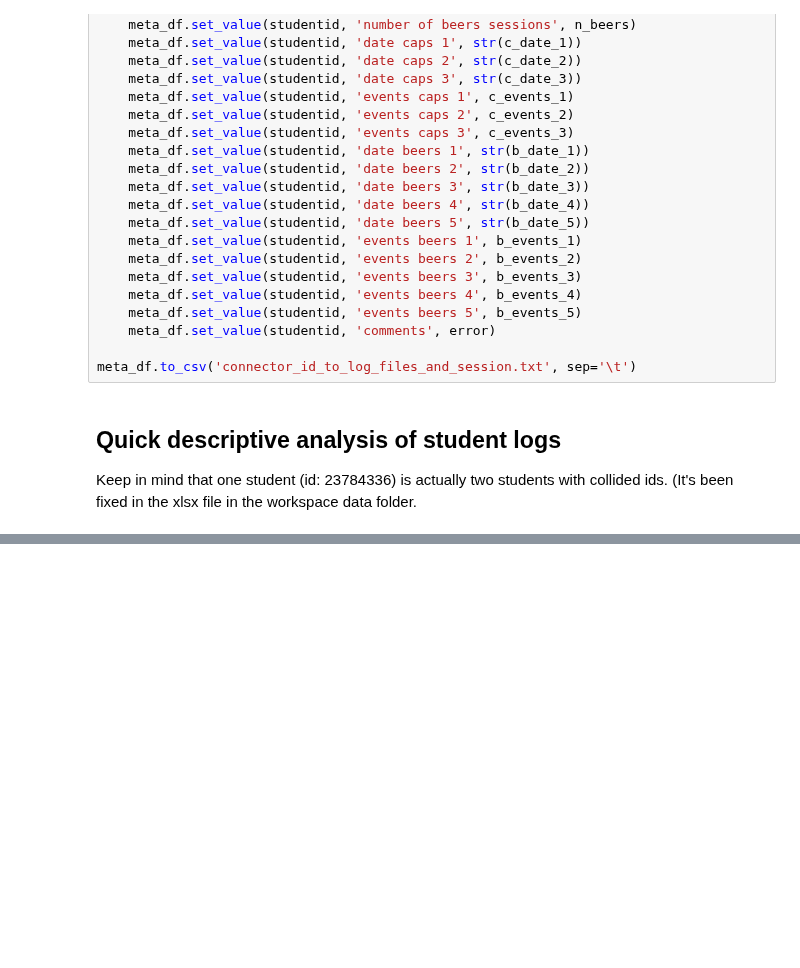
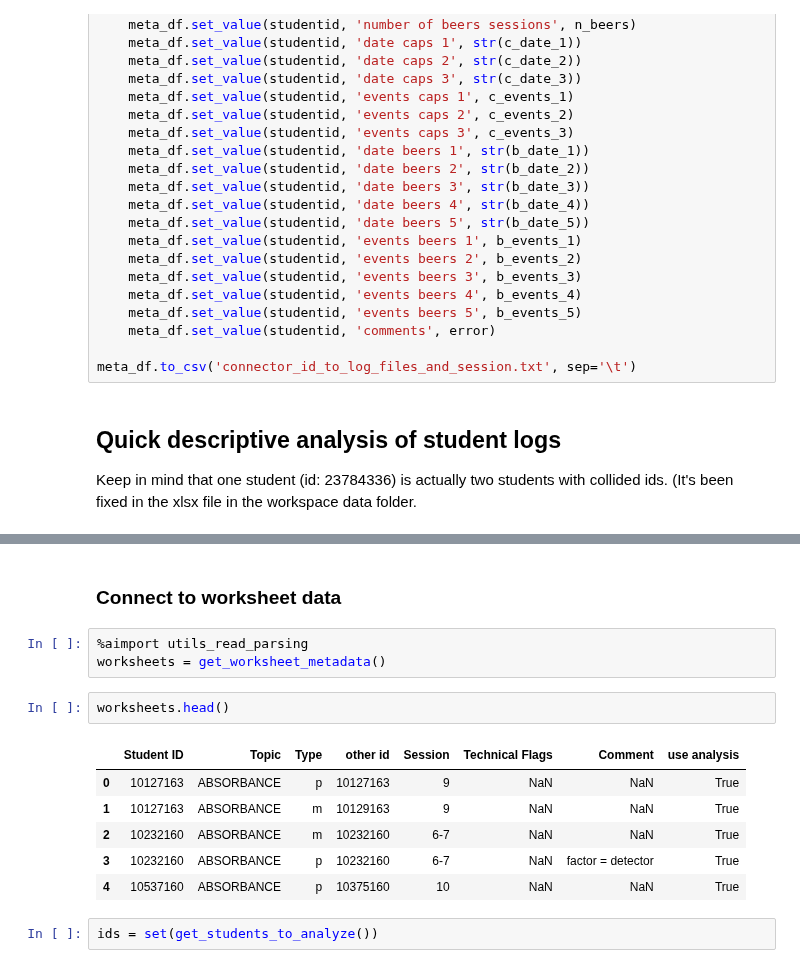
Before and after one commit to jmassall/inquiry_virtualLabs_study, a Jupyter notebook: analysis/data_connector.ipynb, the cells around one changed output, grey strips where cells are left out. Cells and saved outputs as stored; diff of their text form; blank space fills up the shorter version.

Commit message:
Started connected log to worksheet ides

```diff
--- a/analysis/data_connector.ipynb
+++ b/analysis/data_connector.ipynb
@@ -371,3 +373,19 @@ meta_df[(meta_df["comments"]!="")]
 | 11669161 | 4 | False | NaN | 3 | 1 | 2017-01-19_09.27.40 | ... |
 | 23784336 | 3 | False | NaN | 2 | 2 | 2017-01-17_15.23.14 | ... |
 | 13493169 | 0 | False | NaN | 0 | 1 | nan | ... |
+# %% [markdown]
+### Connect to worksheet data
+# %%
+%aimport utils_read_parsing
+worksheets = get_worksheet_metadata()
+# %%
+worksheets.head()
+# %% [output]
+|  | Student ID | Topic | Type | other id | Session | Technical Flags | Comment | use analysis |
+| 0 | 10127163 | ABSORBANCE | p | 10127163 | 9 | NaN | NaN | True |
+| 1 | 10127163 | ABSORBANCE | m | 10129163 | 9 | NaN | NaN | True |
+| 2 | 10232160 | ABSORBANCE | m | 10232160 | 6-7 | NaN | NaN | True |
+| 3 | 10232160 | ABSORBANCE | p | 10232160 | 6-7 | NaN | factor = detector | True |
+| 4 | 10537160 | ABSORBANCE | p | 10375160 | 10 | NaN | NaN | True |
+# %%
+ids = set(get_students_to_analyze())
```
Also changed, not shown: parts of 5 cells of this notebook, 2 other files.
